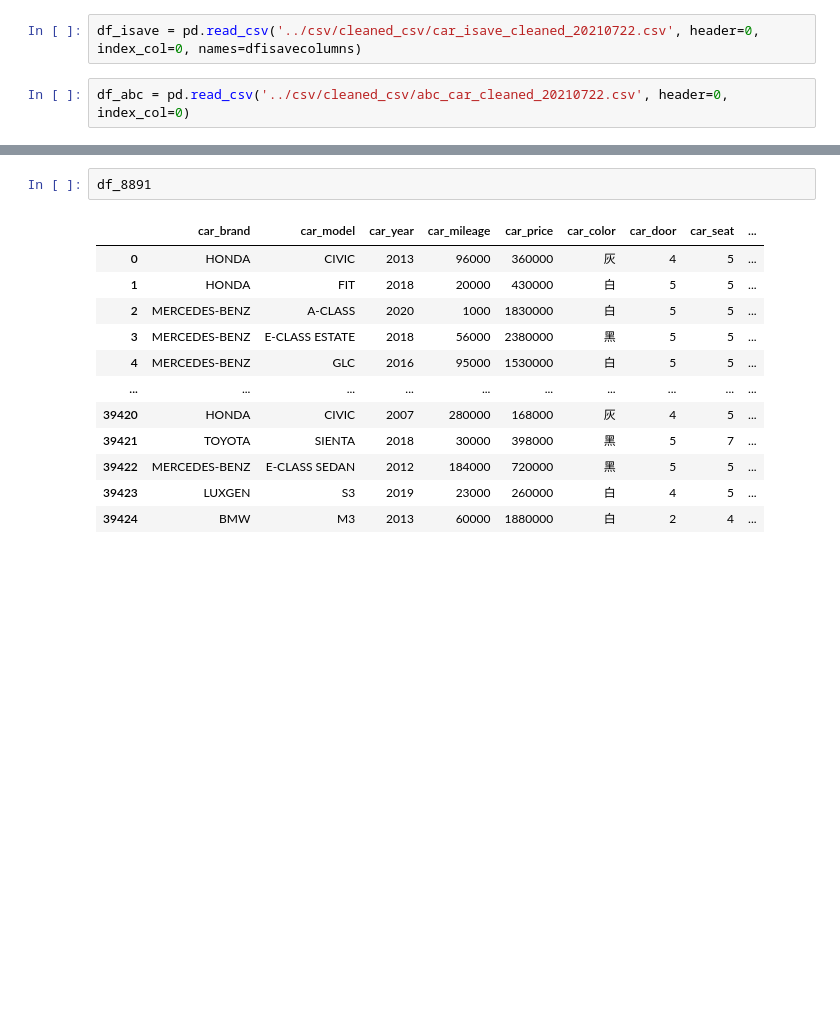
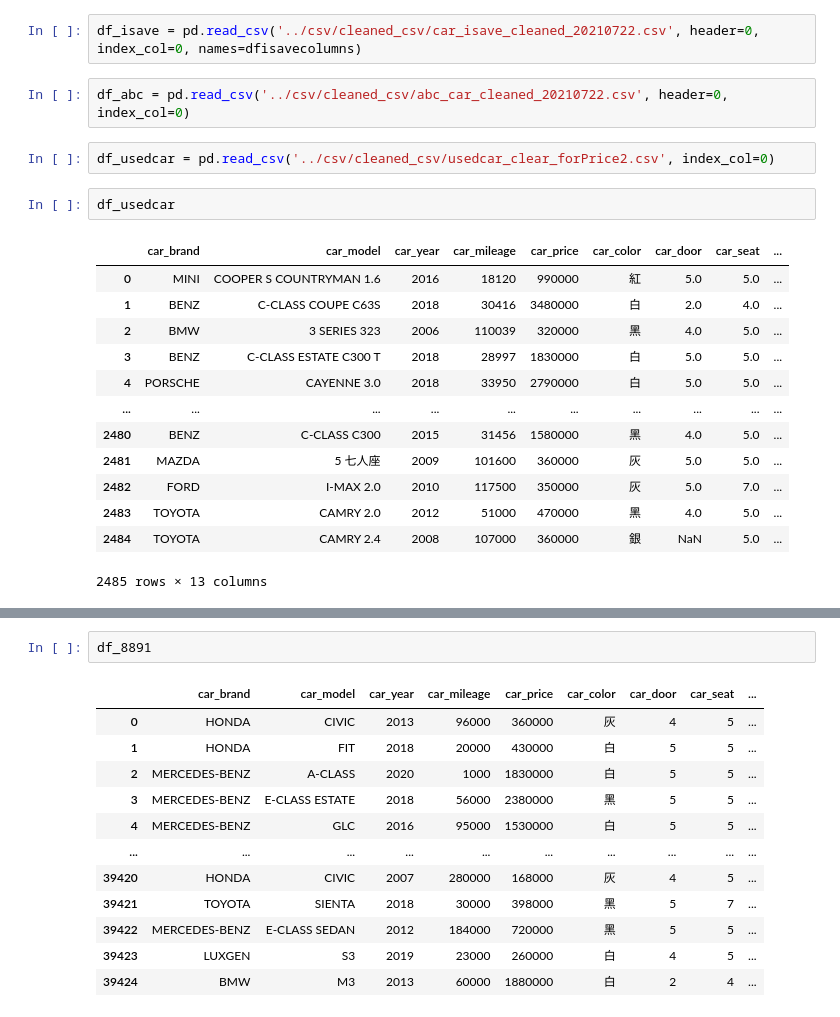
Before and after one commit to lilychen0505/BDSE19_PROJECT, a Jupyter notebook: data_cleaning/data_combine.ipynb, the cells around one changed output, grey strips where cells are left out. Saved outputs shown, nothing was run; the diff lists cells and outputs as text; blank space fills up the shorter version.

```diff
--- a/data_cleaning/data_combine.ipynb
+++ b/data_cleaning/data_combine.ipynb
@@ -31,3 +19,21 @@ df_SUM = pd.read_csv('../csv/cleaned_csv/SUM_clean_forPrice_0722.csv', header=0,
 df_isave = pd.read_csv('../csv/cleaned_csv/car_isave_cleaned_20210722.csv', header=0, index_col=0, names=dfisavecolumns)
 # %%
 df_abc = pd.read_csv('../csv/cleaned_csv/abc_car_cleaned_20210722.csv', header=0, index_col=0)
+# %%
+df_usedcar = pd.read_csv('../csv/cleaned_csv/usedcar_clear_forPrice2.csv', index_col=0)
+# %%
+df_usedcar
+# %% [output]
+|  | car_brand | car_model | car_year | car_mileage | car_price | car_color | car_door | car_seat | ... |
+| 0 | MINI | COOPER S COUNTRYMAN 1.6 | 2016 | 18120 | 990000 | 紅 | 5.0 | 5.0 | ... |
+| 1 | BENZ | C-CLASS COUPE C63S | 2018 | 30416 | 3480000 | 白 | 2.0 | 4.0 | ... |
+| 2 | BMW | 3 SERIES 323 | 2006 | 110039 | 320000 | 黑 | 4.0 | 5.0 | ... |
+| 3 | BENZ | C-CLASS ESTATE C300 T | 2018 | 28997 | 1830000 | 白 | 5.0 | 5.0 | ... |
+| 4 | PORSCHE | CAYENNE 3.0 | 2018 | 33950 | 2790000 | 白 | 5.0 | 5.0 | ... |
+| ... | ... | ... | ... | ... | ... | ... | ... | ... | ... |
+| 2480 | BENZ | C-CLASS C300 | 2015 | 31456 | 1580000 | 黑 | 4.0 | 5.0 | ... |
+| 2481 | MAZDA | 5 七人座 | 2009 | 101600 | 360000 | 灰 | 5.0 | 5.0 | ... |
+| 2482 | FORD | I-MAX 2.0 | 2010 | 117500 | 350000 | 灰 | 5.0 | 7.0 | ... |
+| 2483 | TOYOTA | CAMRY 2.0 | 2012 | 51000 | 470000 | 黑 | 4.0 | 5.0 | ... |
+| 2484 | TOYOTA | CAMRY 2.4 | 2008 | 107000 | 360000 | 銀 | NaN | 5.0 | ... |
+2485 rows × 13 columns
```
Also changed, not shown: parts of 8 cells of this notebook, 1 other file.
